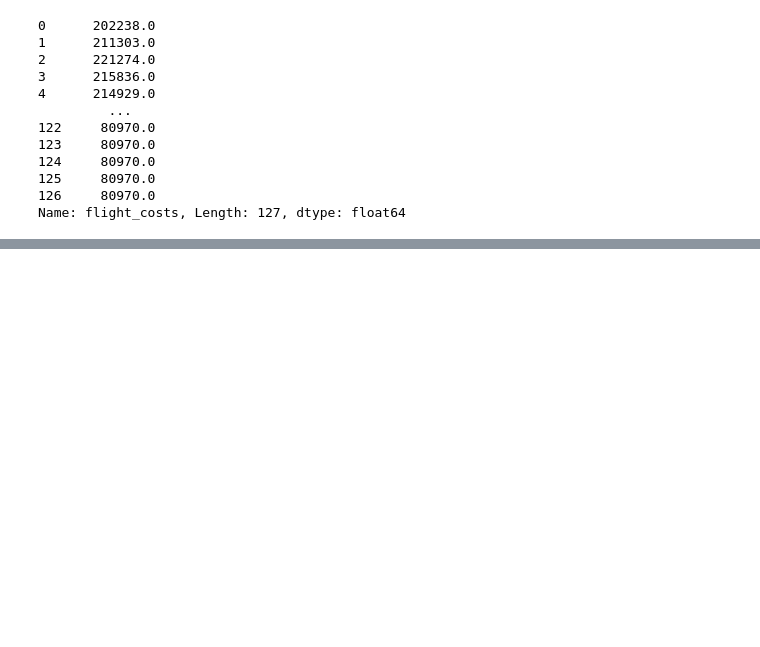
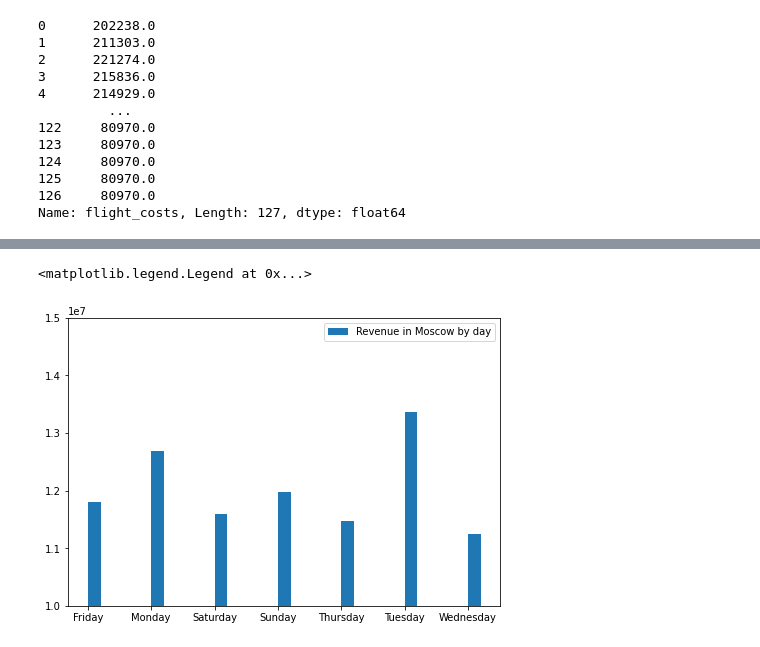
Before and after one commit to arsenbondaren/skillfactory, a Jupyter notebook: module_4/project_from_sql_Bandarenka.ipynb, the cells around one changed output, grey strips where cells are left out. Saved outputs shown, nothing was run; the diff lists cells and outputs as text; code cells hidden in the pictures; blank space fills up the shorter version.

```diff
--- a/module_4/project_from_sql_Bandarenka.ipynb
+++ b/module_4/project_from_sql_Bandarenka.ipynb
@@ -162,0 +198,35 @@ memory usage: 26.9+ KB
+# %%
+def days_not_full(x):
+    if x['perc_sold']<=0.85:
+        return x['departure'].strftime('%A')
+    else:
+        return None
+
+def days_full(x):
+    if x['perc_sold']>0.85:
+        return x['departure'].strftime('%A')
+    else:
+        return None
+
+def days(x):
+    return x.strftime('%A')
+# %%
+df['days'] = df['departure'].apply(days)
+# %%
+df['days_not_full'] = df.apply(days_not_full, axis=1)
+df['days_full'] = df.apply(days_full, axis=1)
+# %%
+rev_mos_d = df.query('arrival_city=="Moscow"').groupby(by=['days'])['revenue'].sum()
+rev_belg_d = df.query('arrival_city=="Belgorod"').groupby(by=['days'])['revenue'].sum()
+# %%
+fig_days = plt.figure()
+axes_days = fig_days.add_axes([0, 0, 1, 1])
+axes_days.set_ylim(1e+7, 1.5e+7)
+axes_days.bar(x = rev_mos_d.index, height = rev_mos_d.values,
+                width = 0.2, align = 'edge', label = 'Revenue in Moscow by day')
+#axes_days.bar(x = rev_belg_d.index, height = rev_belg_d.values,
+#                width = -0.2, align = 'edge', label = 'Revenue in Belgorod by day')
+axes_days.legend(loc = 1)
+# %% [output]
+<matplotlib.legend.Legend at 0x...>
+[figure, added]
```
Also changed, not shown: parts of 26 cells of this notebook.
